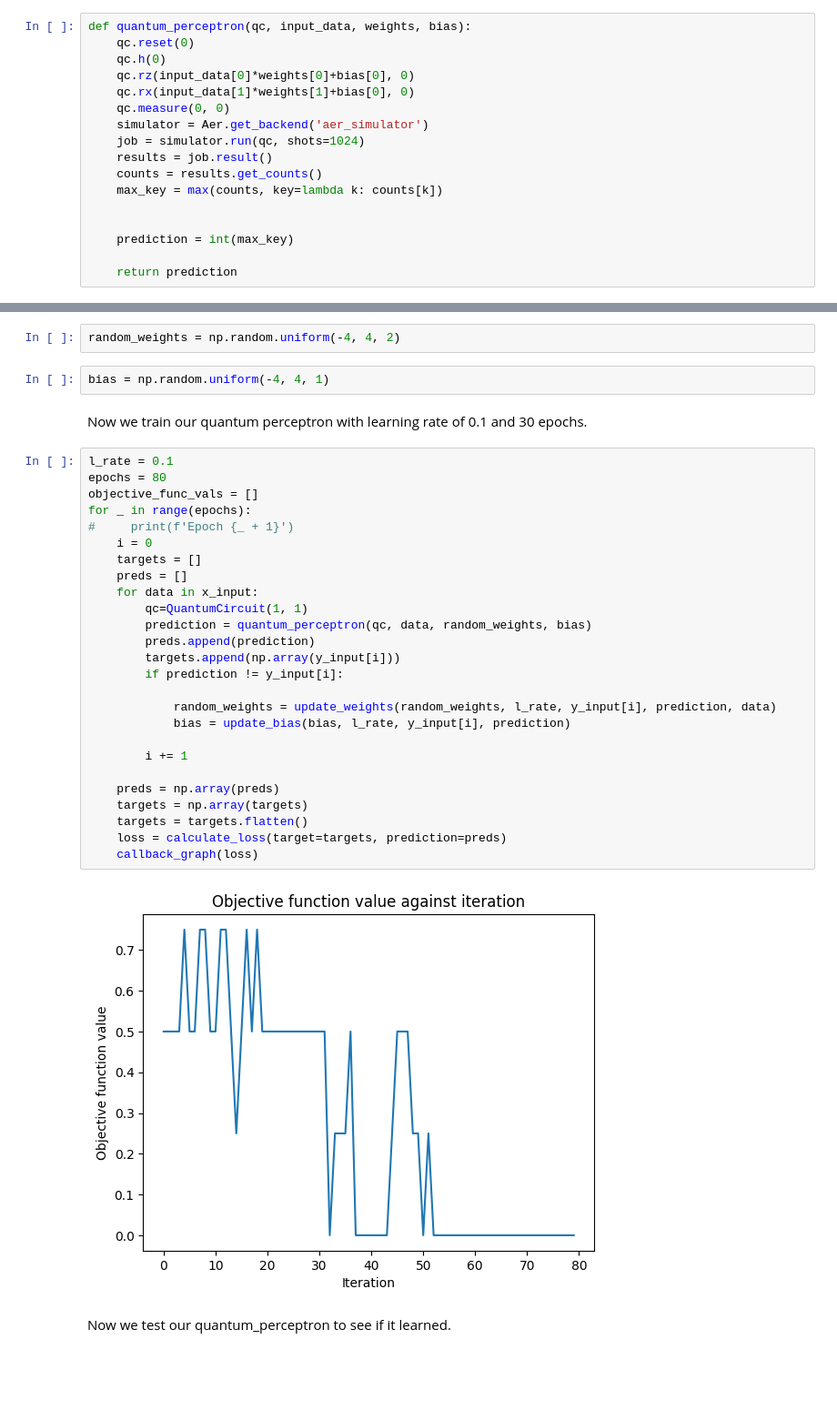
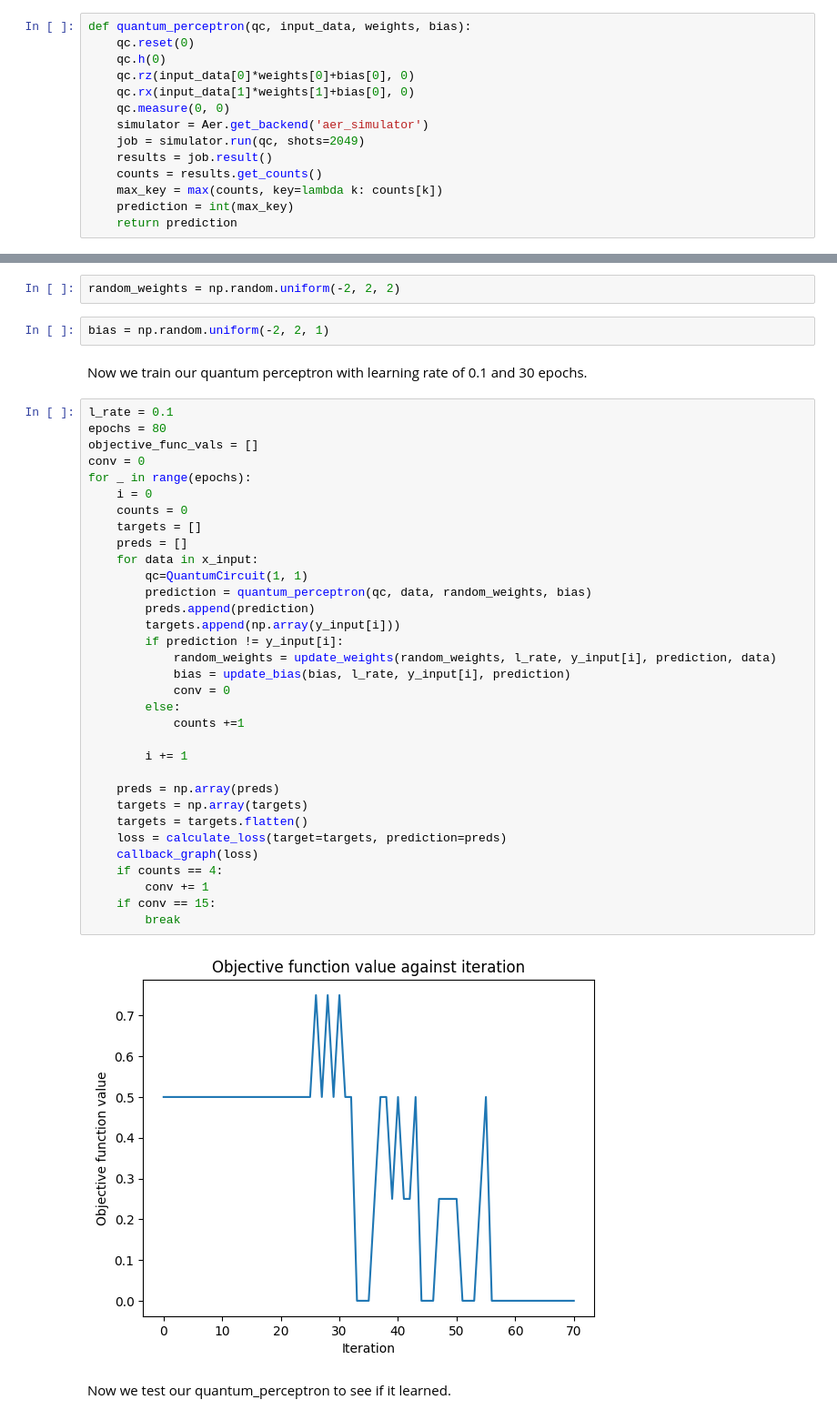
Before and after one commit to MrBrown23/QuantumComputingTests, a Jupyter notebook: Quantum Perceptron/quantum_perceptron_on_xor.ipynb, the cells around one changed output, grey strips where cells are left out. Shown: that part at 91% size. Drawn from its saved outputs; the diff is of its cells as text; blank space fills up the shorter version.

```diff
--- a/Quantum Perceptron/quantum_perceptron_on_xor.ipynb
+++ b/Quantum Perceptron/quantum_perceptron_on_xor.ipynb
@@ -81,14 +60,11 @@ def quantum_perceptron(qc, input_data, weights, bias):
     qc.rx(input_data[1]*weights[1]+bias[0], 0)
     qc.measure(0, 0)
     simulator = Aer.get_backend('aer_simulator')
-    job = simulator.run(qc, shots=1024)
+    job = simulator.run(qc, shots=2049)
     results = job.result()
     counts = results.get_counts()
     max_key = max(counts, key=lambda k: counts[k])
-
-
     prediction = int(max_key)
-
     return prediction
 # %%
 objective_func_vals = []
@@ -128,39 +104,46 @@ def update_bias(bias, l_rate, target, prediction):
 # %% [markdown]
 We initialize the weights and the bias
 # %%
-random_weights = np.random.uniform(-4, 4, 2)
+random_weights = np.random.uniform(-2, 2, 2)
 # %%
-bias = np.random.uniform(-4, 4, 1)
+bias = np.random.uniform(-2, 2, 1)
 # %% [markdown]
 Now we train our quantum perceptron with learning rate of 0.1 and 30 epochs.
 # %%
 l_rate = 0.1
 epochs = 80
 objective_func_vals = []
+conv = 0
 for _ in range(epochs):
-#     print(f'Epoch {_ + 1}')
     i = 0
+    counts = 0
     targets = []
     preds = []
     for data in x_input:
         qc=QuantumCircuit(1, 1)
         prediction = quantum_perceptron(qc, data, random_weights, bias)
         preds.append(prediction)
         targets.append(np.array(y_input[i]))
         if prediction != y_input[i]:
-
             random_weights = update_weights(random_weights, l_rate, y_input[i], prediction, data)
             bias = update_bias(bias, l_rate, y_input[i], prediction)
+            conv = 0
+        else:
+            counts +=1
 
         i += 1
 
     preds = np.array(preds)
     targets = np.array(targets)
     targets = targets.flatten()
     loss = calculate_loss(target=targets, prediction=preds)
     callback_graph(loss)
+    if counts == 4:
+        conv += 1
+    if conv == 15:
+        break
 # %% [output]
-[figure, old version]
+[figure, new version]
 # %% [markdown]
 Now we test our quantum_perceptron to see if it learned.
 # %%
```
Also changed, not shown: parts of 12 cells of this notebook.
